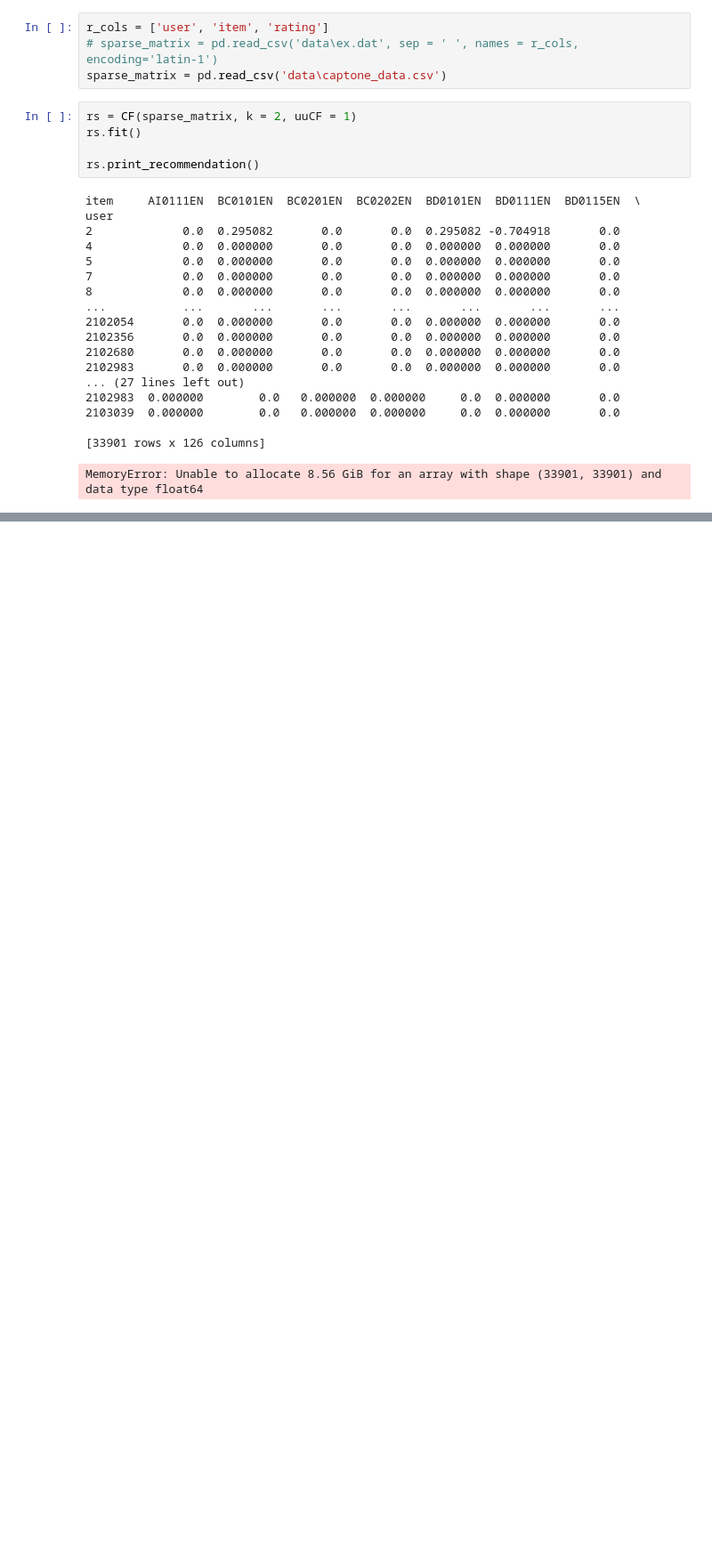
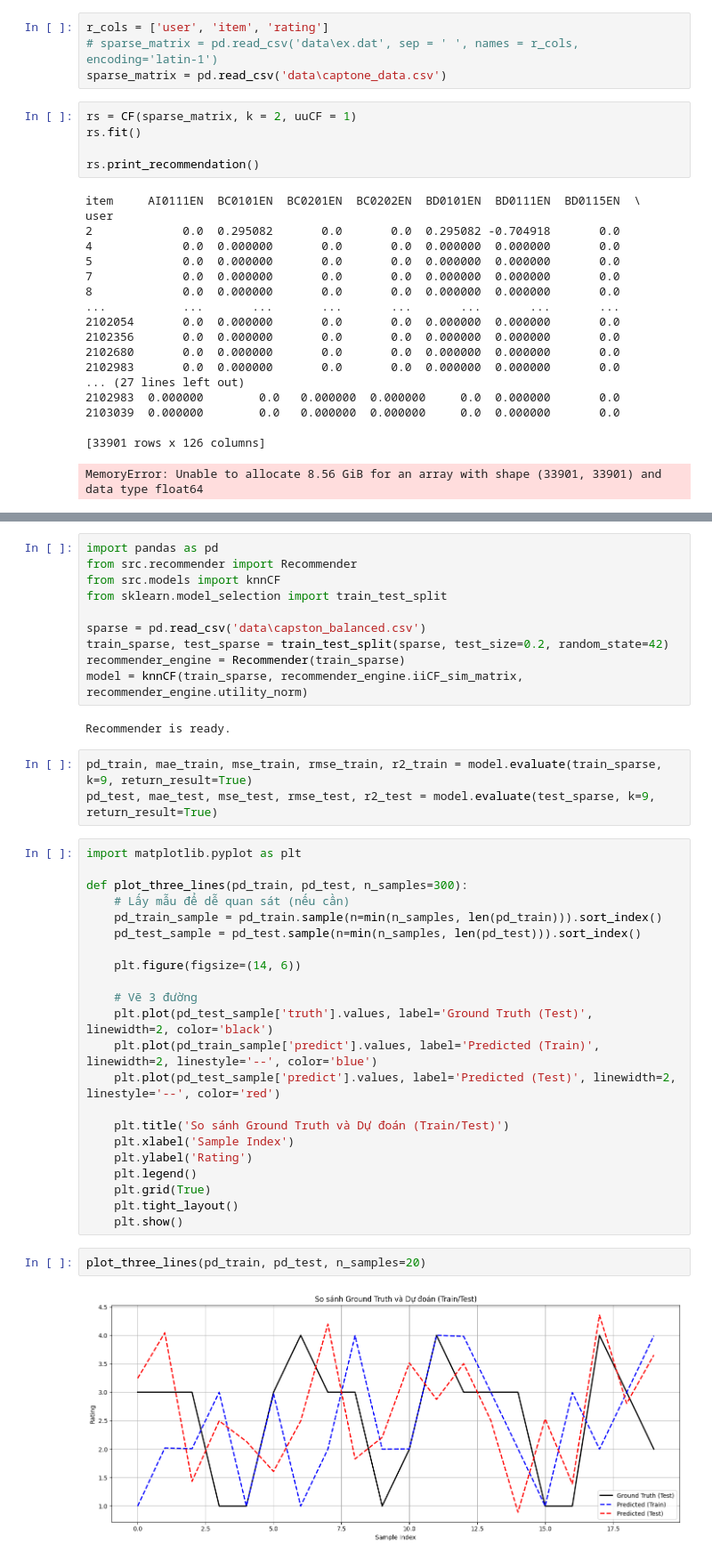
Before and after one commit to justHman/AIL, a Jupyter notebook: nb_main.ipynb, the cells around one changed output, grey strips where cells are left out. Shown: that part at 89% size. Drawn from its saved outputs; the diff is of its cells as text; blank space fills up the shorter version.

```diff
--- a/nb_main.ipynb
+++ b/nb_main.ipynb
@@ -265,0 +387,41 @@ MemoryError: Unable to allocate 8.56 GiB for an array with shape (33901, 33901)
+# %%
+import pandas as pd
+from src.recommender import Recommender
+from src.models import knnCF
+from sklearn.model_selection import train_test_split
+
+sparse = pd.read_csv('data\capston_balanced.csv')
+train_sparse, test_sparse = train_test_split(sparse, test_size=0.2, random_state=42)
+recommender_engine = Recommender(train_sparse)
+model = knnCF(train_sparse, recommender_engine.iiCF_sim_matrix, recommender_engine.utility_norm)
+# %% [output]
+Recommender is ready.
+# %%
+pd_train, mae_train, mse_train, rmse_train, r2_train = model.evaluate(train_sparse, k=9, return_result=True)
+pd_test, mae_test, mse_test, rmse_test, r2_test = model.evaluate(test_sparse, k=9, return_result=True)
+# %%
+import matplotlib.pyplot as plt
+
+def plot_three_lines(pd_train, pd_test, n_samples=300):
+    # Lấy mẫu để dễ quan sát (nếu cần)
+    pd_train_sample = pd_train.sample(n=min(n_samples, len(pd_train))).sort_index()
+    pd_test_sample = pd_test.sample(n=min(n_samples, len(pd_test))).sort_index()
+
+    plt.figure(figsize=(14, 6))
+
+    # Vẽ 3 đường
+    plt.plot(pd_test_sample['truth'].values, label='Ground Truth (Test)', linewidth=2, color='black')
+    plt.plot(pd_train_sample['predict'].values, label='Predicted (Train)', linewidth=2, linestyle='--', color='blue')
+    plt.plot(pd_test_sample['predict'].values, label='Predicted (Test)', linewidth=2, linestyle='--', color='red')
+
+    plt.title('So sánh Ground Truth và Dự đoán (Train/Test)')
+    plt.xlabel('Sample Index')
+    plt.ylabel('Rating')
+    plt.legend()
+    plt.grid(True)
+    plt.tight_layout()
+    plt.show()
+# %%
+plot_three_lines(pd_train, pd_test, n_samples=20)
+# %% [output]
+[figure, added]
```
Also changed, not shown: parts of 5 cells of this notebook, 6 other files.
